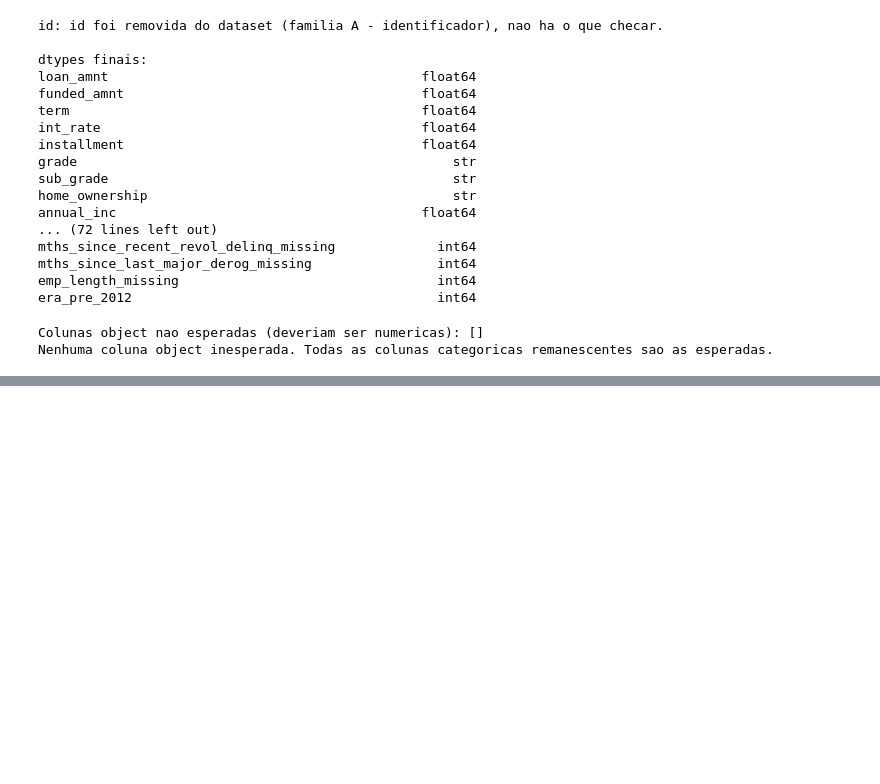
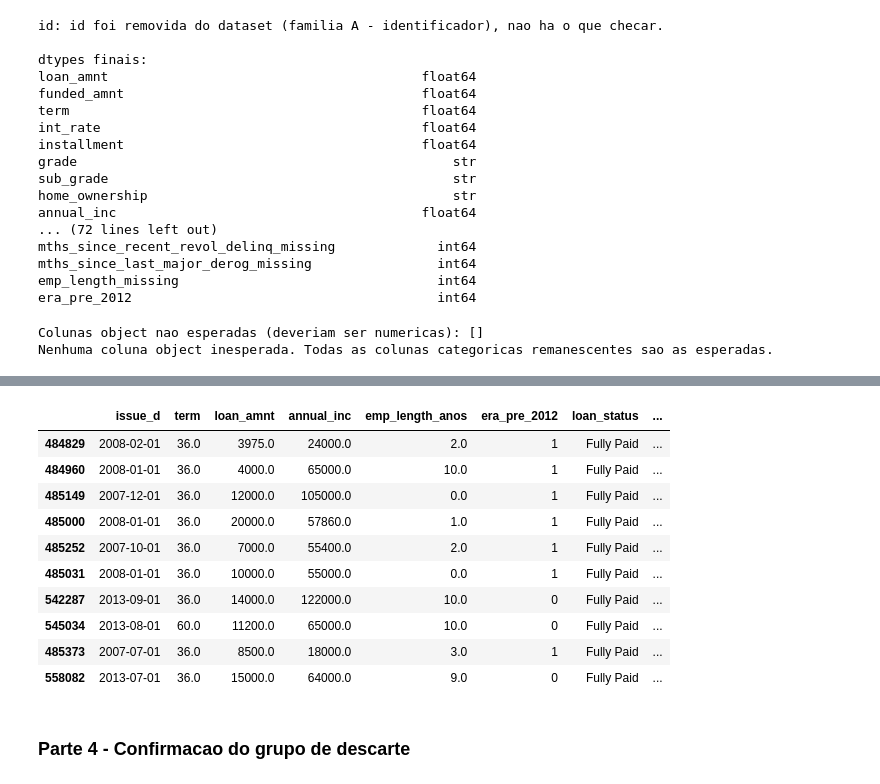
Before and after one commit to MateusFPavan/credit-default-prediction-lendingclub, a Jupyter notebook: notebooks/03_build_processed.ipynb, the cells around one changed output, grey strips where cells are left out. Saved outputs shown, nothing was run; the diff lists cells and outputs as text; code cells hidden in the pictures; blank space fills up the shorter version.

```diff
--- a/notebooks/03_build_processed.ipynb
+++ b/notebooks/03_build_processed.ipynb
@@ -477,0 +600,13 @@ Nenhuma coluna object inesperada. Todas as colunas categoricas remanescentes sao
+# %%
+sparse_cols = ['pub_rec_bankruptcies', 'revol_util', 'chargeoff_within_12_mths',
+               'collections_12_mths_ex_med', 'tax_liens', 'dti']
+
+any_null_mask = df[sparse_cols].isnull().any(axis=1)
+n_unique_rows = int(any_null_mask.sum())
+print(f'Linhas unicas com nulo em pelo menos uma das 6 colunas: {n_unique_rows}')
+
+taxa_default_subset = df.loc[any_null_mask, 'target'].mean() * 100
+taxa_default_pop = df['target'].mean() * 100
+print(f'Taxa de default nesse subconjunto: {taxa_default_subset:.4f}%')
+print(f'Taxa de default da populacao inteira: {taxa_default_pop:.4f}%')
+print(f'Diferenca: {taxa_default_subset - taxa_default_pop:.4f} pp')
@@ -477,0 +636,19 @@ Nenhuma coluna object inesperada. Todas as colunas categoricas remanescentes sao
+# %%
+example_cols = ['issue_d', 'term', 'loan_amnt', 'annual_inc', 'emp_length_anos',
+                 'era_pre_2012', 'loan_status'] + sparse_cols
+examples = df.loc[any_null_mask, example_cols].sample(n=10, random_state=42)
+examples
+# %% [output]
+|  | issue_d | term | loan_amnt | annual_inc | emp_length_anos | era_pre_2012 | loan_status | ... |
+| 484829 | 2008-02-01 | 36.0 | 3975.0 | 24000.0 | 2.0 | 1 | Fully Paid | ... |
+| 484960 | 2008-01-01 | 36.0 | 4000.0 | 65000.0 | 10.0 | 1 | Fully Paid | ... |
+| 485149 | 2007-12-01 | 36.0 | 12000.0 | 105000.0 | 0.0 | 1 | Fully Paid | ... |
+| 485000 | 2008-01-01 | 36.0 | 20000.0 | 57860.0 | 1.0 | 1 | Fully Paid | ... |
+| 485252 | 2007-10-01 | 36.0 | 7000.0 | 55400.0 | 2.0 | 1 | Fully Paid | ... |
+| 485031 | 2008-01-01 | 36.0 | 10000.0 | 55000.0 | 0.0 | 1 | Fully Paid | ... |
+| 542287 | 2013-09-01 | 36.0 | 14000.0 | 122000.0 | 10.0 | 0 | Fully Paid | ... |
+| 545034 | 2013-08-01 | 60.0 | 11200.0 | 65000.0 | 10.0 | 0 | Fully Paid | ... |
+| 485373 | 2007-07-01 | 36.0 | 8500.0 | 18000.0 | 3.0 | 1 | Fully Paid | ... |
+| 558082 | 2013-07-01 | 36.0 | 15000.0 | 64000.0 | 9.0 | 0 | Fully Paid | ... |
+# %% [markdown]
+### Parte 4 - Confirmacao do grupo de descarte
```
Also changed, not shown: parts of 33 cells of this notebook, 2 other files.
